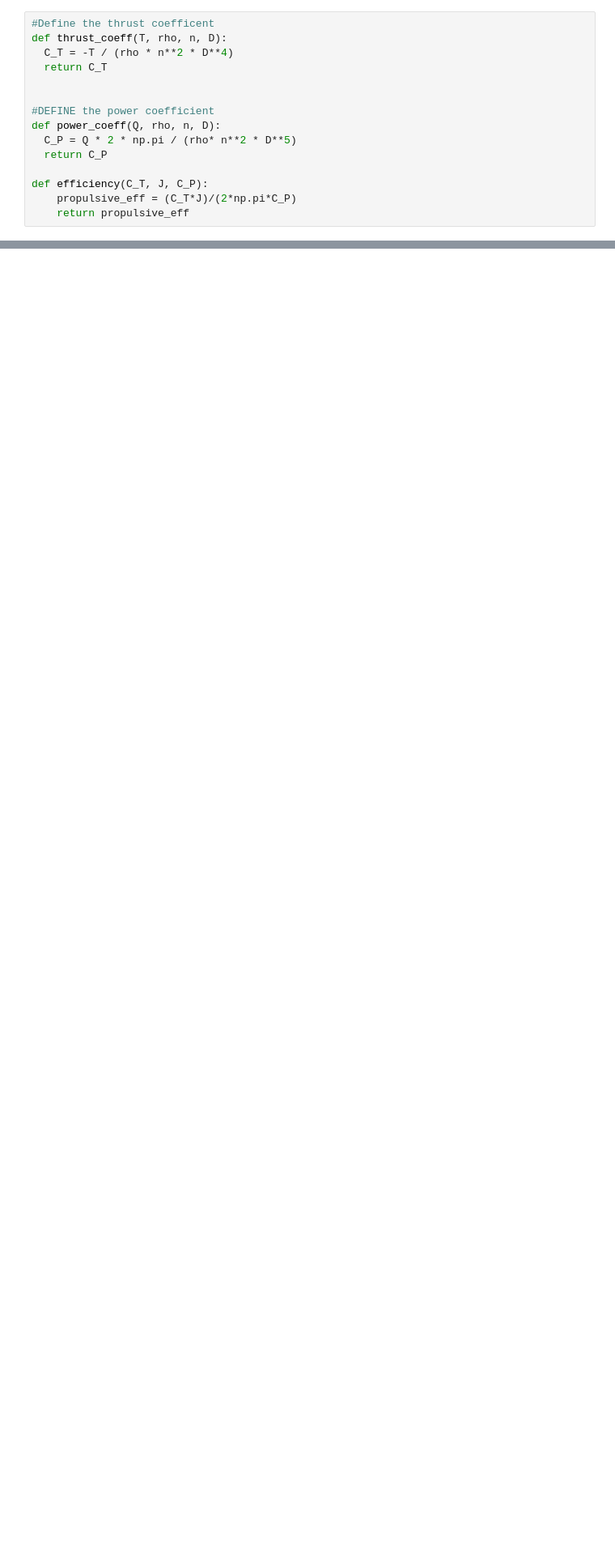
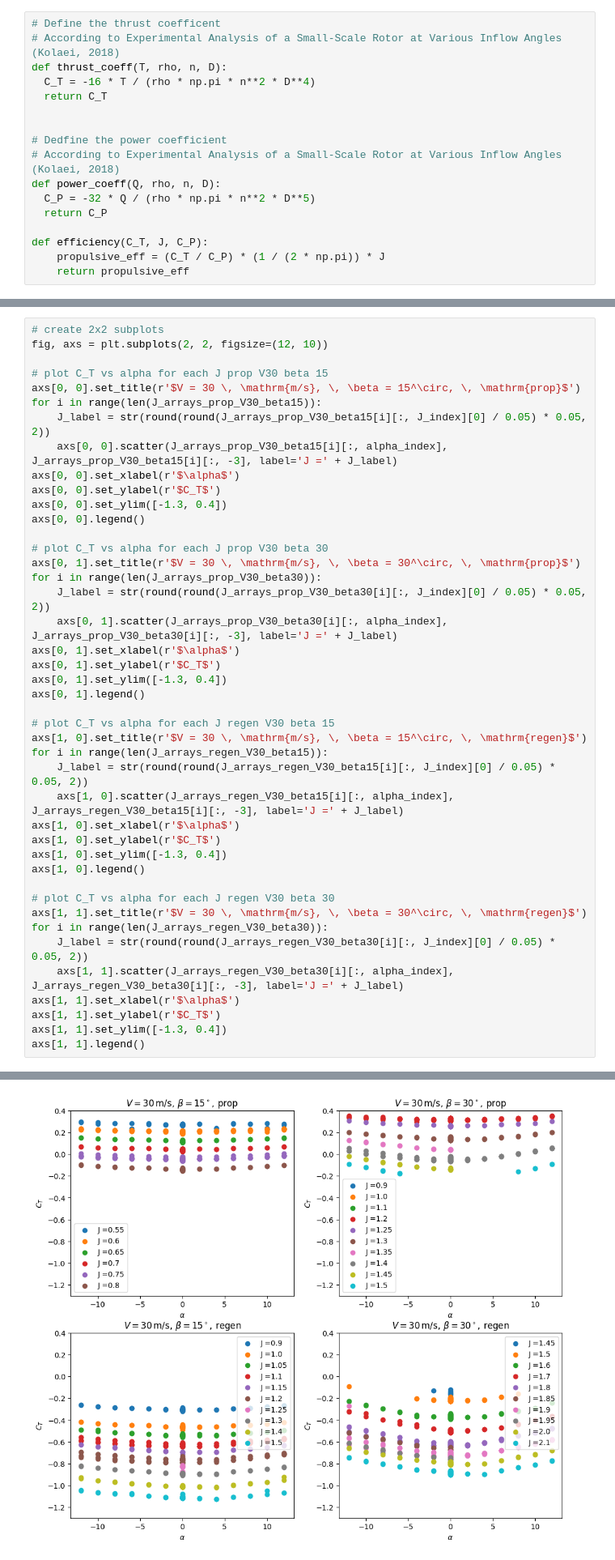
Before and after one commit to jaspermatthe/AE2224-I, a Jupyter notebook: Version 2/main.ipynb, the cells around one changed output, grey strips where cells are left out. Shown: that part at 81% size. Cells and saved outputs as stored; diff of their text form; blank space fills up the shorter version.

```diff
--- a/Version 2/main.ipynb
+++ b/Version 2/main.ipynb
@@ -95,16 +91,18 @@ constant=10
 # %%
-#Define the thrust coefficent
+# Define the thrust coefficent
+# According to Experimental Analysis of a Small-Scale Rotor at Various Inflow Angles (Kolaei, 2018)
 def thrust_coeff(T, rho, n, D):
-  C_T = -T / (rho * n**2 * D**4)
+  C_T = -16 * T / (rho * np.pi * n**2 * D**4)
   return C_T
 
 
-#DEFINE the power coefficient
+# Dedfine the power coefficient
+# According to Experimental Analysis of a Small-Scale Rotor at Various Inflow Angles (Kolaei, 2018)
 def power_coeff(Q, rho, n, D):
-  C_P = Q * 2 * np.pi / (rho* n**2 * D**5)
+  C_P = -32 * Q / (rho * np.pi * n**2 * D**5)
   return C_P
 
 def efficiency(C_T, J, C_P):
-    propulsive_eff = (C_T*J)/(2*np.pi*C_P)
+    propulsive_eff = (C_T / C_P) * (1 / (2 * np.pi)) * J
     return propulsive_eff
 # %%
@@ -165,0 +170,44 @@ plt.savefig('plots/eff vs alpha for each J prop V30 beta 15.png')
+# %%
+# create 2x2 subplots
+fig, axs = plt.subplots(2, 2, figsize=(12, 10))
+
+# plot C_T vs alpha for each J prop V30 beta 15
+axs[0, 0].set_title(r'$V = 30 \, \mathrm{m/s}, \, \beta = 15^\circ, \, \mathrm{prop}$')
+for i in range(len(J_arrays_prop_V30_beta15)):
+    J_label = str(round(round(J_arrays_prop_V30_beta15[i][:, J_index][0] / 0.05) * 0.05, 2))
+    axs[0, 0].scatter(J_arrays_prop_V30_beta15[i][:, alpha_index], J_arrays_prop_V30_beta15[i][:, -3], label='J =' + J_label)
+axs[0, 0].set_xlabel(r'$\alpha$')
+axs[0, 0].set_ylabel(r'$C_T$')
+axs[0, 0].set_ylim([-1.3, 0.4])
+axs[0, 0].legend()
+
+# plot C_T vs alpha for each J prop V30 beta 30
+axs[0, 1].set_title(r'$V = 30 \, \mathrm{m/s}, \, \beta = 30^\circ, \, \mathrm{prop}$')
+for i in range(len(J_arrays_prop_V30_beta30)):
+    J_label = str(round(round(J_arrays_prop_V30_beta30[i][:, J_index][0] / 0.05) * 0.05, 2))
+    axs[0, 1].scatter(J_arrays_prop_V30_beta30[i][:, alpha_index], J_arrays_prop_V30_beta30[i][:, -3], label='J =' + J_label)
+axs[0, 1].set_xlabel(r'$\alpha$')
+axs[0, 1].set_ylabel(r'$C_T$')
+axs[0, 1].set_ylim([-1.3, 0.4])
+axs[0, 1].legend()
+
+# plot C_T vs alpha for each J regen V30 beta 15
+axs[1, 0].set_title(r'$V = 30 \, \mathrm{m/s}, \, \beta = 15^\circ, \, \mathrm{regen}$')
+for i in range(len(J_arrays_regen_V30_beta15)):
+    J_label = str(round(round(J_arrays_regen_V30_beta15[i][:, J_index][0] / 0.05) * 0.05, 2))
+    axs[1, 0].scatter(J_arrays_regen_V30_beta15[i][:, alpha_index], J_arrays_regen_V30_beta15[i][:, -3], label='J =' + J_label)
+axs[1, 0].set_xlabel(r'$\alpha$')
+axs[1, 0].set_ylabel(r'$C_T$')
+axs[1, 0].set_ylim([-1.3, 0.4])
+axs[1, 0].legend()
+
+# plot C_T vs alpha for each J regen V30 beta 30
+axs[1, 1].set_title(r'$V = 30 \, \mathrm{m/s}, \, \beta = 30^\circ, \, \mathrm{regen}$')
+for i in range(len(J_arrays_regen_V30_beta30)):
+    J_label = str(round(round(J_arrays_regen_V30_beta30[i][:, J_index][0] / 0.05) * 0.05, 2))
+    axs[1, 1].scatter(J_arrays_regen_V30_beta30[i][:, alpha_index], J_arrays_regen_V30_beta30[i][:, -3], label='J =' + J_label)
+axs[1, 1].set_xlabel(r'$\alpha$')
+axs[1, 1].set_ylabel(r'$C_T$')
+axs[1, 1].set_ylim([-1.3, 0.4])
+axs[1, 1].legend()
+# %% [output]
@@ -165,0 +215 @@ plt.savefig('plots/eff vs alpha for each J prop V30 beta 15.png')
+[figure, added]
```
Also changed, not shown: parts of 6 cells of this notebook, 5 other files.
